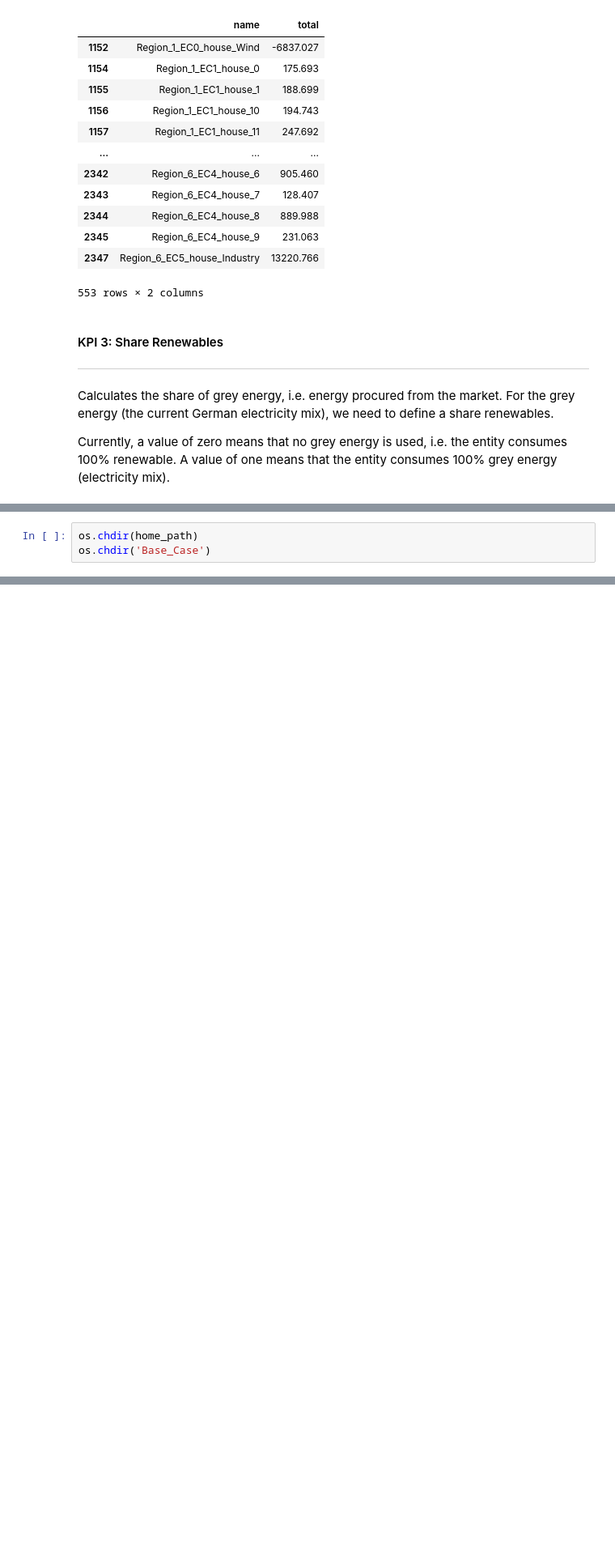
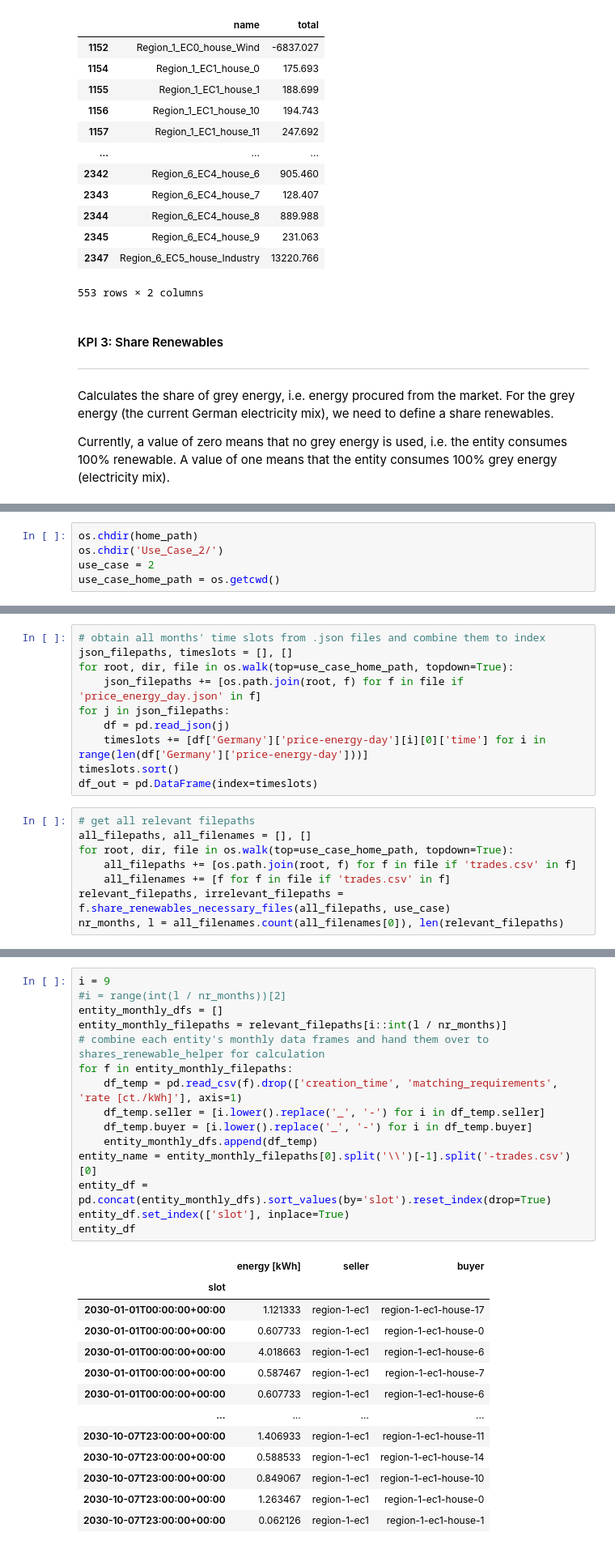
Before and after one commit to jochenmadler/fim_fit, a Jupyter notebook: GSy_KPI_calculation/01_processing/functions_test_v2.ipynb, the cells around one changed output, grey strips where cells are left out. Shown at 81% size. Drawn from its saved outputs; the diff is of its cells as text; blank space fills up the shorter version.

```diff
--- a/GSy_KPI_calculation/01_processing/functions_test_v2.ipynb
+++ b/GSy_KPI_calculation/01_processing/functions_test_v2.ipynb
@@ -137,3 +154,5 @@ When needing to download all -trades.csv files, the function takes ~50min (!!) t
 # %%
 os.chdir(home_path)
-os.chdir('Base_Case')
+os.chdir('Use_Case_2/')
+use_case = 2
+use_case_home_path = os.getcwd()
@@ -162,0 +159,18 @@ f.share_renewables(os.getcwd())
+# %%
+# obtain all months' time slots from .json files and combine them to index
+json_filepaths, timeslots = [], []
+for root, dir, file in os.walk(top=use_case_home_path, topdown=True):
+    json_filepaths += [os.path.join(root, f) for f in file if 'price_energy_day.json' in f]
+for j in json_filepaths:
+    df = pd.read_json(j)
+    timeslots += [df['Germany']['price-energy-day'][i][0]['time'] for i in range(len(df['Germany']['price-energy-day']))]
+timeslots.sort()
+df_out = pd.DataFrame(index=timeslots)
+# %%
+# get all relevant filepaths
+all_filepaths, all_filenames = [], []
+for root, dir, file in os.walk(top=use_case_home_path, topdown=True):
+    all_filepaths += [os.path.join(root, f) for f in file if 'trades.csv' in f]
+    all_filenames += [f for f in file if 'trades.csv' in f]
+relevant_filepaths, irrelevant_filepaths = f.share_renewables_necessary_files(all_filepaths, use_case)
+nr_months, l = all_filenames.count(all_filenames[0]), len(relevant_filepaths)
@@ -162,0 +188,29 @@ f.share_renewables(os.getcwd())
+# %%
+i = 9
+#i = range(int(l / nr_months))[2]
+entity_monthly_dfs = []
+entity_monthly_filepaths = relevant_filepaths[i::int(l / nr_months)]
+# combine each entity's monthly data frames and hand them over to shares_renewable_helper for calculation
+for f in entity_monthly_filepaths:
+    df_temp = pd.read_csv(f).drop(['creation_time', 'matching_requirements', 'rate [ct./kWh]'], axis=1)
+    df_temp.seller = [i.lower().replace('_', '-') for i in df_temp.seller]
+    df_temp.buyer = [i.lower().replace('_', '-') for i in df_temp.buyer]
+    entity_monthly_dfs.append(df_temp)
+entity_name = entity_monthly_filepaths[0].split('\\')[-1].split('-trades.csv')[0]
+entity_df = pd.concat(entity_monthly_dfs).sort_values(by='slot').reset_index(drop=True)
+entity_df.set_index(['slot'], inplace=True)
+entity_df
+# %% [output]
+|  | energy [kWh] | seller | buyer |
+| slot |  |  |  |
+| 2030-01-01T00:00:00+00:00 | 1.121333 | region-1-ec1 | region-1-ec1-house-17 |
+| 2030-01-01T00:00:00+00:00 | 0.607733 | region-1-ec1 | region-1-ec1-house-0 |
+| 2030-01-01T00:00:00+00:00 | 4.018663 | region-1-ec1 | region-1-ec1-house-6 |
+| 2030-01-01T00:00:00+00:00 | 0.587467 | region-1-ec1 | region-1-ec1-house-7 |
+| 2030-01-01T00:00:00+00:00 | 0.607733 | region-1-ec1 | region-1-ec1-house-6 |
+| ... | ... | ... | ... |
+| 2030-10-07T23:00:00+00:00 | 1.406933 | region-1-ec1 | region-1-ec1-house-11 |
+| 2030-10-07T23:00:00+00:00 | 0.588533 | region-1-ec1 | region-1-ec1-house-14 |
+| 2030-10-07T23:00:00+00:00 | 0.849067 | region-1-ec1 | region-1-ec1-house-10 |
+| 2030-10-07T23:00:00+00:00 | 1.263467 | region-1-ec1 | region-1-ec1-house-0 |
+| 2030-10-07T23:00:00+00:00 | 0.062126 | region-1-ec1 | region-1-ec1-house-1 |
```
Also changed, not shown: parts of 34 cells of this notebook, 1 other file.
